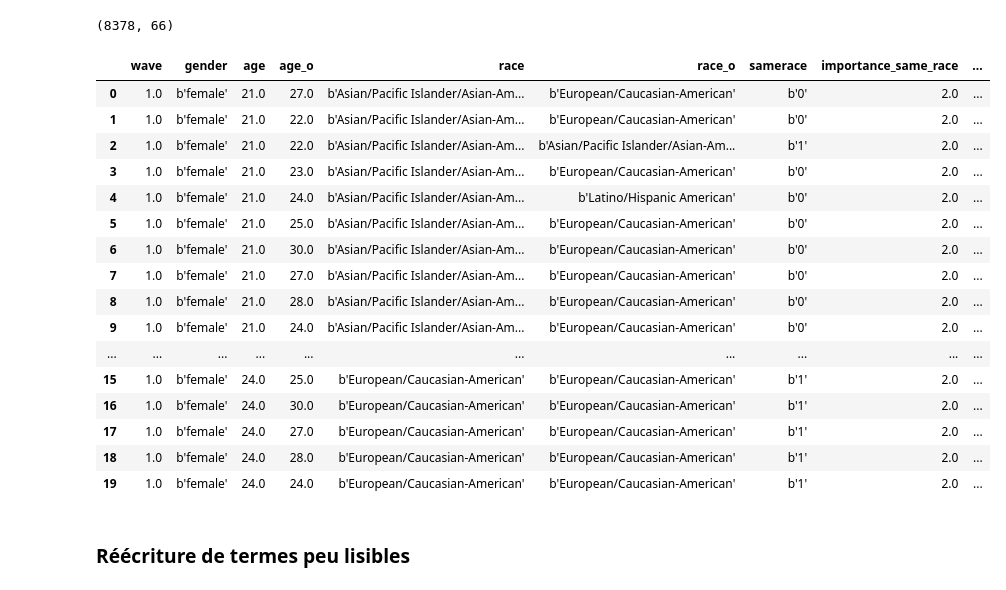
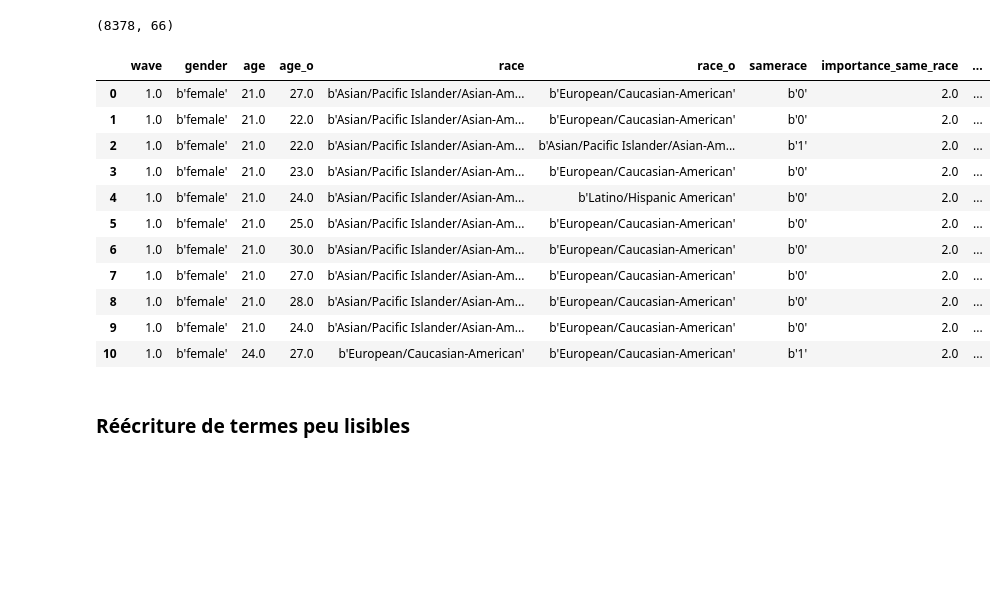
Before and after one commit to OFloyd/formation_greta, a Jupyter notebook: soutenance_17_02_speed_dating.ipynb, the cells around one changed output. Saved outputs shown, nothing was run; the diff lists cells and outputs as text; code cells hidden in the pictures; blank space fills up the shorter version.

```diff
--- a/soutenance_17_02_speed_dating.ipynb
+++ b/soutenance_17_02_speed_dating.ipynb
@@ -61,22 +64,17 @@ print(data.shape)
 (8378, 66)
 # %%
 pd.set_option('display.max_columns', None)
-data.head(20)
+data.head(11)
 # %% [output]
 |  | wave | gender | age | age_o | race | race_o | samerace | importance_same_race | ... |
 | 0 | 1.0 | b'female' | 21.0 | 27.0 | b'Asian/Pacific Islander/Asian-Am... | b'European/Caucasian-American' | b'0' | 2.0 | ... |
 | 1 | 1.0 | b'female' | 21.0 | 22.0 | b'Asian/Pacific Islander/Asian-Am... | b'European/Caucasian-American' | b'0' | 2.0 | ... |
 | 2 | 1.0 | b'female' | 21.0 | 22.0 | b'Asian/Pacific Islander/Asian-Am... | b'Asian/Pacific Islander/Asian-Am... | b'1' | 2.0 | ... |
 | 3 | 1.0 | b'female' | 21.0 | 23.0 | b'Asian/Pacific Islander/Asian-Am... | b'European/Caucasian-American' | b'0' | 2.0 | ... |
 | 4 | 1.0 | b'female' | 21.0 | 24.0 | b'Asian/Pacific Islander/Asian-Am... | b'Latino/Hispanic American' | b'0' | 2.0 | ... |
 | 5 | 1.0 | b'female' | 21.0 | 25.0 | b'Asian/Pacific Islander/Asian-Am... | b'European/Caucasian-American' | b'0' | 2.0 | ... |
 | 6 | 1.0 | b'female' | 21.0 | 30.0 | b'Asian/Pacific Islander/Asian-Am... | b'European/Caucasian-American' | b'0' | 2.0 | ... |
 | 7 | 1.0 | b'female' | 21.0 | 27.0 | b'Asian/Pacific Islander/Asian-Am... | b'European/Caucasian-American' | b'0' | 2.0 | ... |
 | 8 | 1.0 | b'female' | 21.0 | 28.0 | b'Asian/Pacific Islander/Asian-Am... | b'European/Caucasian-American' | b'0' | 2.0 | ... |
 | 9 | 1.0 | b'female' | 21.0 | 24.0 | b'Asian/Pacific Islander/Asian-Am... | b'European/Caucasian-American' | b'0' | 2.0 | ... |
-| ... | ... | ... | ... | ... | ... | ... | ... | ... | ... |
-| 15 | 1.0 | b'female' | 24.0 | 25.0 | b'European/Caucasian-American' | b'European/Caucasian-American' | b'1' | 2.0 | ... |
-| 16 | 1.0 | b'female' | 24.0 | 30.0 | b'European/Caucasian-American' | b'European/Caucasian-American' | b'1' | 2.0 | ... |
-| 17 | 1.0 | b'female' | 24.0 | 27.0 | b'European/Caucasian-American' | b'European/Caucasian-American' | b'1' | 2.0 | ... |
-| 18 | 1.0 | b'female' | 24.0 | 28.0 | b'European/Caucasian-American' | b'European/Caucasian-American' | b'1' | 2.0 | ... |
-| 19 | 1.0 | b'female' | 24.0 | 24.0 | b'European/Caucasian-American' | b'European/Caucasian-American' | b'1' | 2.0 | ... |
+| 10 | 1.0 | b'female' | 24.0 | 27.0 | b'European/Caucasian-American' | b'European/Caucasian-American' | b'1' | 2.0 | ... |
```
Also changed, not shown: parts of 77 cells of this notebook.
